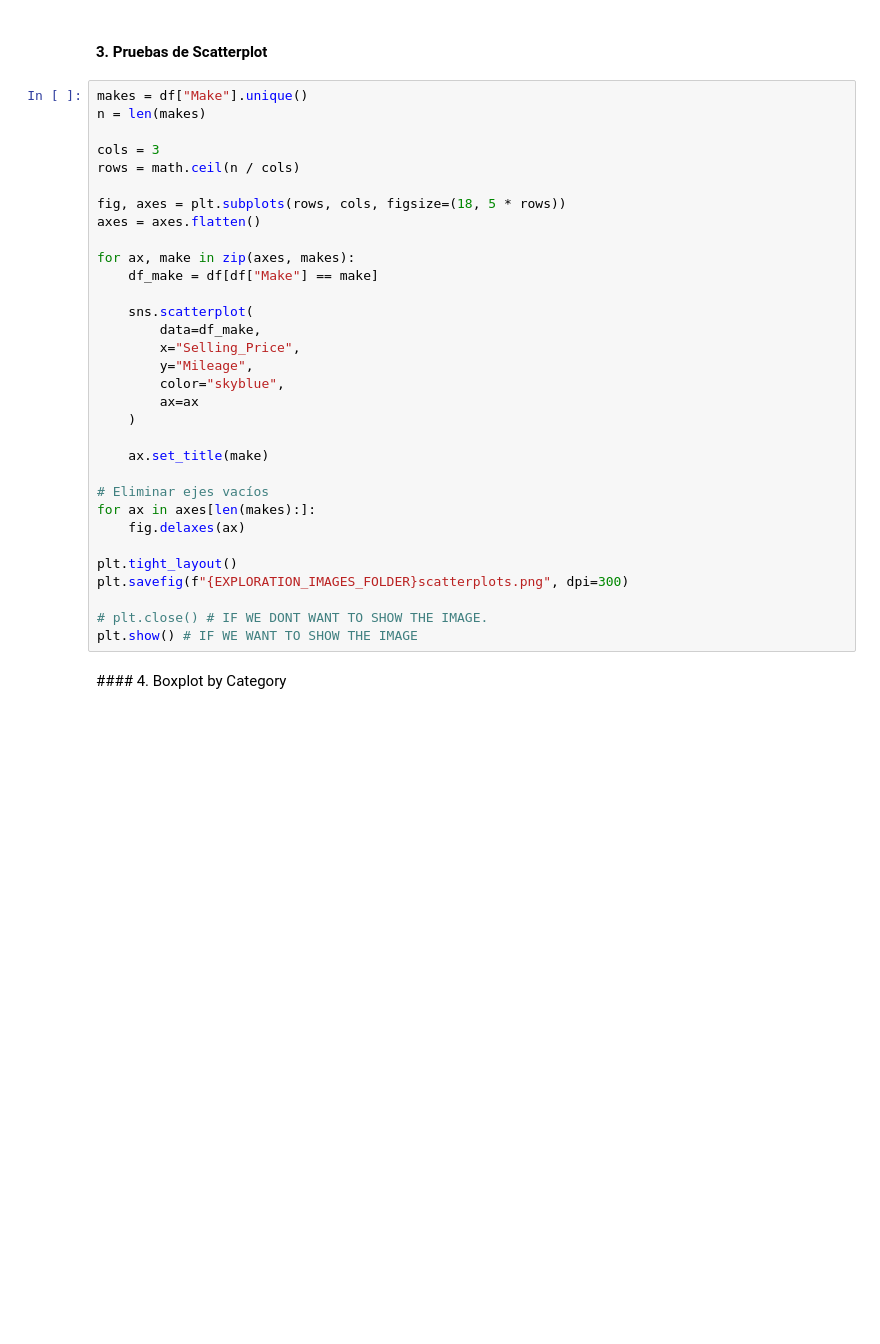
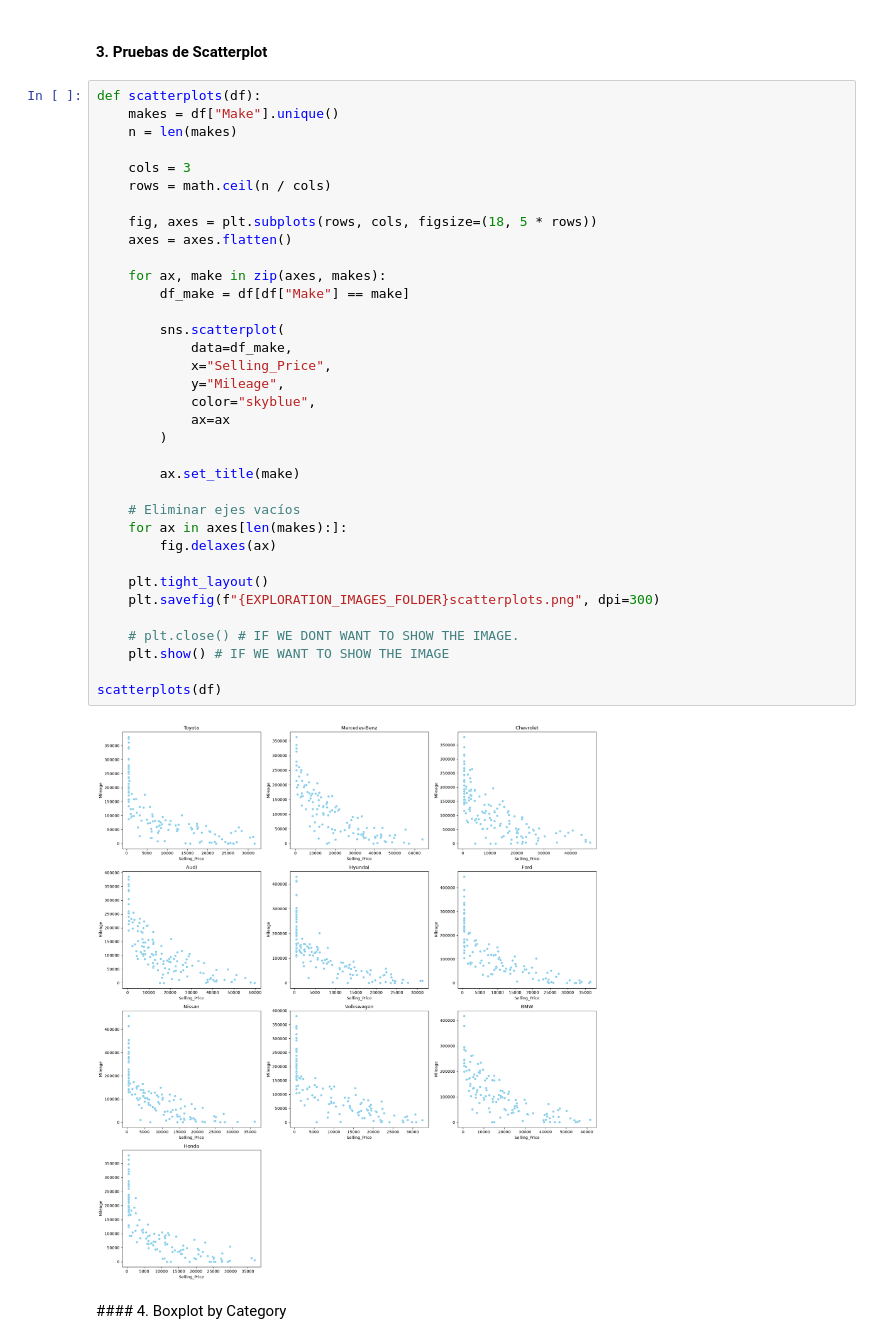
Before and after one commit to Miguel153891/SDOML-project, a Jupyter notebook: notebooks/data_exploration.ipynb, the cells around one changed output. Drawn from its saved outputs; the diff is of its cells as text; blank space fills up the shorter version.

```diff
--- a/notebooks/data_exploration.ipynb
+++ b/notebooks/data_exploration.ipynb
@@ -148,37 +263,42 @@ We can see some high correlations between several variables:
 # %% [markdown]
 #### 3. Pruebas de Scatterplot
 # %%
-makes = df["Make"].unique()
-n = len(makes)
+def scatterplots(df):
+    makes = df["Make"].unique()
+    n = len(makes)
 
-cols = 3
-rows = math.ceil(n / cols)
+    cols = 3
+    rows = math.ceil(n / cols)
 
-fig, axes = plt.subplots(rows, cols, figsize=(18, 5 * rows))
-axes = axes.flatten()
+    fig, axes = plt.subplots(rows, cols, figsize=(18, 5 * rows))
+    axes = axes.flatten()
 
-for ax, make in zip(axes, makes):
-    df_make = df[df["Make"] == make]
+    for ax, make in zip(axes, makes):
+        df_make = df[df["Make"] == make]
 
-    sns.scatterplot(
-        data=df_make,
-        x="Selling_Price",
-        y="Mileage",
-        color="skyblue",
-        ax=ax
-    )
+        sns.scatterplot(
+            data=df_make,
+            x="Selling_Price",
+            y="Mileage",
+            color="skyblue",
+            ax=ax
+        )
 
-    ax.set_title(make)
+        ax.set_title(make)
 
-# Eliminar ejes vacíos
-for ax in axes[len(makes):]:
-    fig.delaxes(ax)
+    # Eliminar ejes vacíos
+    for ax in axes[len(makes):]:
+        fig.delaxes(ax)
 
-plt.tight_layout()
-plt.savefig(f"{EXPLORATION_IMAGES_FOLDER}scatterplots.png", dpi=300)
+    plt.tight_layout()
+    plt.savefig(f"{EXPLORATION_IMAGES_FOLDER}scatterplots.png", dpi=300)
 
-# plt.close() # IF WE DONT WANT TO SHOW THE IMAGE.
-plt.show() # IF WE WANT TO SHOW THE IMAGE
+    # plt.close() # IF WE DONT WANT TO SHOW THE IMAGE.
+    plt.show() # IF WE WANT TO SHOW THE IMAGE
+
+scatterplots(df)
+# %% [output]
+[figure, added]
 # %% [markdown]
 #### 4. Boxplot by Category
 # %%
```
Also changed, not shown: parts of 13 cells of this notebook.
